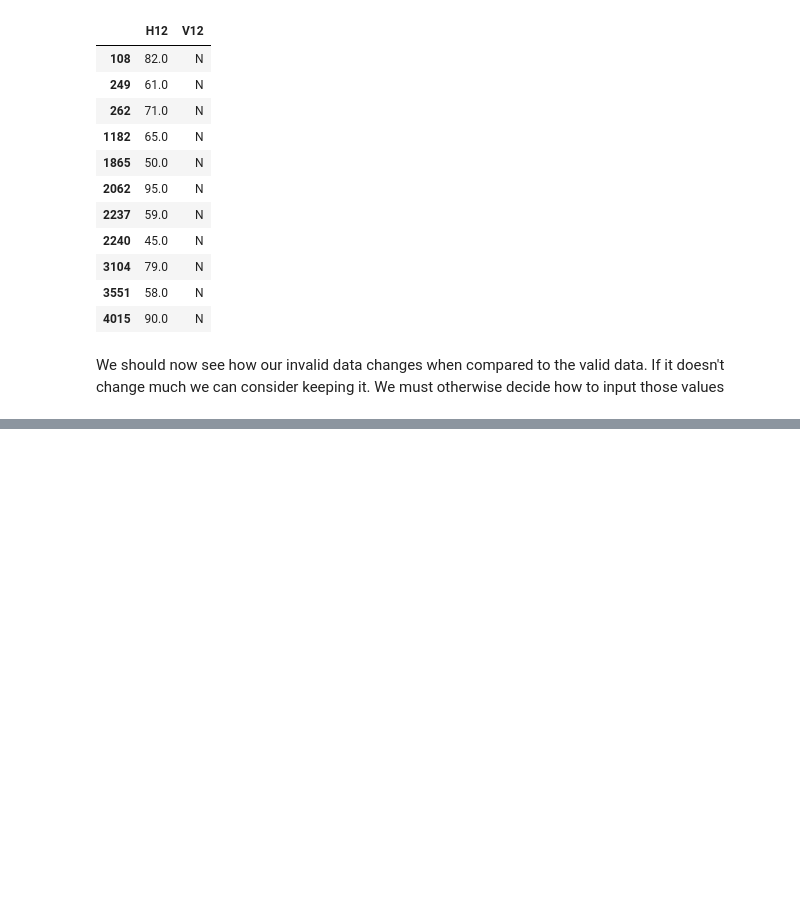
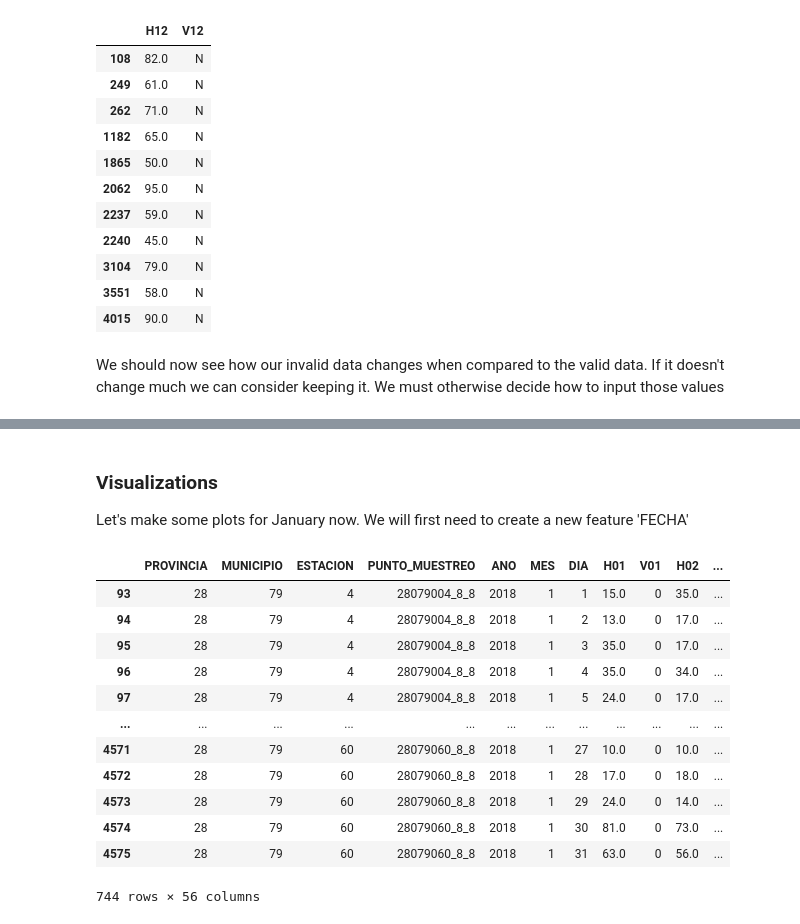
Before and after one commit to carleondel/madrid_pollution_project, a Jupyter notebook: src/exploration.ipynb, the cells around one changed output, grey strips where cells are left out. Drawn from its saved outputs; the diff is of its cells as text; code cells hidden in the pictures; blank space fills up the shorter version.

```diff
--- a/src/exploration.ipynb
+++ b/src/exploration.ipynb
@@ -148,0 +332,6 @@ We should now see how our invalid data changes when compared to the valid data.
+# %%
+# Calculate the sum of 'V01' to 'V24' for each row
+df_ene_NO2['sum_V01_to_V24'] = df_ene_NO2[V_cols].sum(axis=1)
+
+# Filter rows where the sum is greater than 3
+df_ene_NO2[df_ene_NO2['sum_V01_to_V24'] > 3]
@@ -148,0 +370,6 @@ We should now see how our invalid data changes when compared to the valid data.
+# %%
+# List of columns starting with 'H'
+H_cols = [f'H{i:02d}' for i in range(1, 25)]
+
+# Replace 0 values with NaN in the selected columns
+df_ene_NO2[H_cols] = df_ene_NO2[H_cols].replace(0, np.nan)
@@ -148,0 +396,20 @@ We should now see how our invalid data changes when compared to the valid data.
+# %% [markdown]
+### Visualizations
+Let's make some plots for January now.
+We will first need to create a new feature 'FECHA'
+# %%
+df_ene_NO2
+# %% [output]
+|  | PROVINCIA | MUNICIPIO | ESTACION | PUNTO_MUESTREO | ANO | MES | DIA | H01 | V01 | H02 | ... |
+| 93 | 28 | 79 | 4 | 28079004_8_8 | 2018 | 1 | 1 | 15.0 | 0 | 35.0 | ... |
+| 94 | 28 | 79 | 4 | 28079004_8_8 | 2018 | 1 | 2 | 13.0 | 0 | 17.0 | ... |
+| 95 | 28 | 79 | 4 | 28079004_8_8 | 2018 | 1 | 3 | 35.0 | 0 | 17.0 | ... |
+| 96 | 28 | 79 | 4 | 28079004_8_8 | 2018 | 1 | 4 | 35.0 | 0 | 34.0 | ... |
+| 97 | 28 | 79 | 4 | 28079004_8_8 | 2018 | 1 | 5 | 24.0 | 0 | 17.0 | ... |
+| ... | ... | ... | ... | ... | ... | ... | ... | ... | ... | ... | ... |
+| 4571 | 28 | 79 | 60 | 28079060_8_8 | 2018 | 1 | 27 | 10.0 | 0 | 10.0 | ... |
+| 4572 | 28 | 79 | 60 | 28079060_8_8 | 2018 | 1 | 28 | 17.0 | 0 | 18.0 | ... |
+| 4573 | 28 | 79 | 60 | 28079060_8_8 | 2018 | 1 | 29 | 24.0 | 0 | 14.0 | ... |
+| 4574 | 28 | 79 | 60 | 28079060_8_8 | 2018 | 1 | 30 | 81.0 | 0 | 73.0 | ... |
+| 4575 | 28 | 79 | 60 | 28079060_8_8 | 2018 | 1 | 31 | 63.0 | 0 | 56.0 | ... |
+744 rows × 56 columns
```
Also changed, not shown: parts of 34 cells of this notebook.
